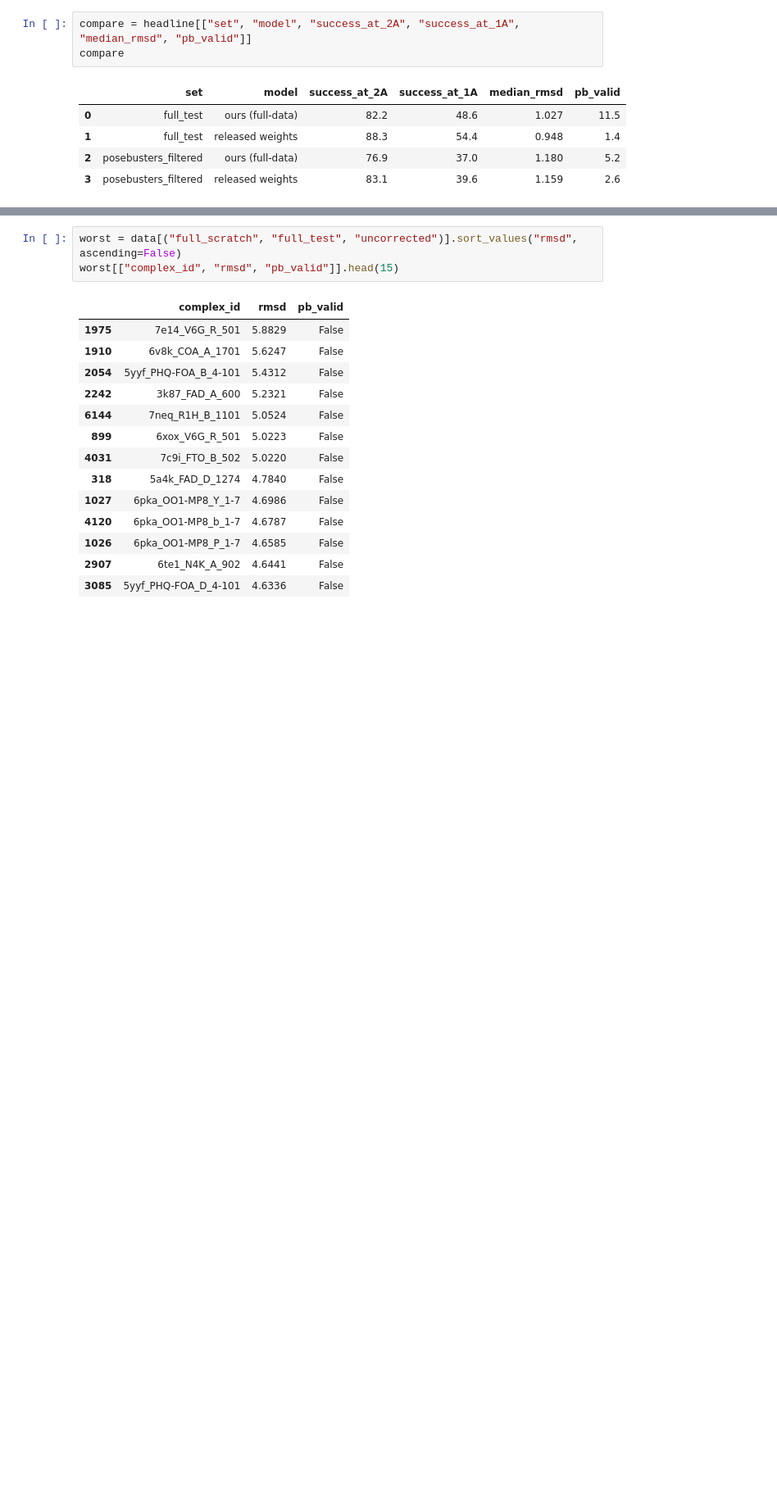
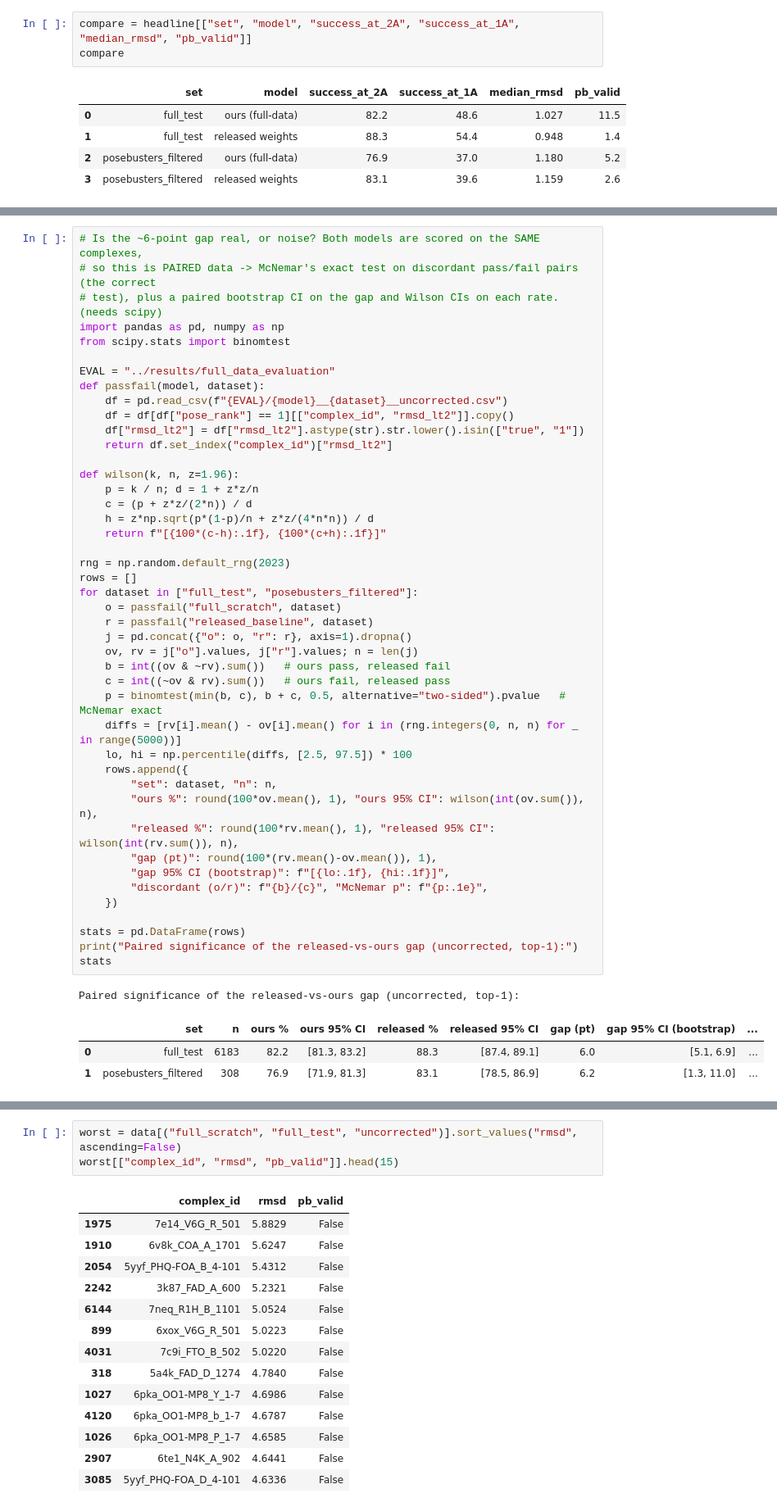
Before and after one commit to volkamerlab/DLDockingBenchSeminar, a Jupyter notebook: notebooks/full_data_results_and_comparison.ipynb, the cells around one changed output, grey strips where cells are left out. Shown at 82% size. Saved outputs shown, nothing was run; the diff lists cells and outputs as text; blank space fills up the shorter version.

```diff
--- a/notebooks/full_data_results_and_comparison.ipynb
+++ b/notebooks/full_data_results_and_comparison.ipynb
@@ -240,0 +278,49 @@ compare
+# %%
+# Is the ~6-point gap real, or noise? Both models are scored on the SAME complexes,
+# so this is PAIRED data -> McNemar's exact test on discordant pass/fail pairs (the correct
+# test), plus a paired bootstrap CI on the gap and Wilson CIs on each rate. (needs scipy)
+import pandas as pd, numpy as np
+from scipy.stats import binomtest
+
+EVAL = "../results/full_data_evaluation"
+def passfail(model, dataset):
+    df = pd.read_csv(f"{EVAL}/{model}__{dataset}__uncorrected.csv")
+    df = df[df["pose_rank"] == 1][["complex_id", "rmsd_lt2"]].copy()
+    df["rmsd_lt2"] = df["rmsd_lt2"].astype(str).str.lower().isin(["true", "1"])
+    return df.set_index("complex_id")["rmsd_lt2"]
+
+def wilson(k, n, z=1.96):
+    p = k / n; d = 1 + z*z/n
+    c = (p + z*z/(2*n)) / d
+    h = z*np.sqrt(p*(1-p)/n + z*z/(4*n*n)) / d
+    return f"[{100*(c-h):.1f}, {100*(c+h):.1f}]"
+
+rng = np.random.default_rng(2023)
+rows = []
+for dataset in ["full_test", "posebusters_filtered"]:
+    o = passfail("full_scratch", dataset)
+    r = passfail("released_baseline", dataset)
+    j = pd.concat({"o": o, "r": r}, axis=1).dropna()
+    ov, rv = j["o"].values, j["r"].values; n = len(j)
+    b = int((ov & ~rv).sum())   # ours pass, released fail
+    c = int((~ov & rv).sum())   # ours fail, released pass
+    p = binomtest(min(b, c), b + c, 0.5, alternative="two-sided").pvalue   # McNemar exact
+    diffs = [rv[i].mean() - ov[i].mean() for i in (rng.integers(0, n, n) for _ in range(5000))]
+    lo, hi = np.percentile(diffs, [2.5, 97.5]) * 100
+    rows.append({
+        "set": dataset, "n": n,
+        "ours %": round(100*ov.mean(), 1), "ours 95% CI": wilson(int(ov.sum()), n),
+        "released %": round(100*rv.mean(), 1), "released 95% CI": wilson(int(rv.sum()), n),
+        "gap (pt)": round(100*(rv.mean()-ov.mean()), 1),
+        "gap 95% CI (bootstrap)": f"[{lo:.1f}, {hi:.1f}]",
+        "discordant (o/r)": f"{b}/{c}", "McNemar p": f"{p:.1e}",
+    })
+
+stats = pd.DataFrame(rows)
+print("Paired significance of the released-vs-ours gap (uncorrected, top-1):")
+stats
+# %% [output]
+Paired significance of the released-vs-ours gap (uncorrected, top-1):
+|  | set | n | ours % | ours 95% CI | released % | released 95% CI | gap (pt) | gap 95% CI (bootstrap) | ... |
+| 0 | full_test | 6183 | 82.2 | [81.3, 83.2] | 88.3 | [87.4, 89.1] | 6.0 | [5.1, 6.9] | ... |
+| 1 | posebusters_filtered | 308 | 76.9 | [71.9, 81.3] | 83.1 | [78.5, 86.9] | 6.2 | [1.3, 11.0] | ... |
```
Also changed, not shown: parts of 16 cells of this notebook, 1 other file.
